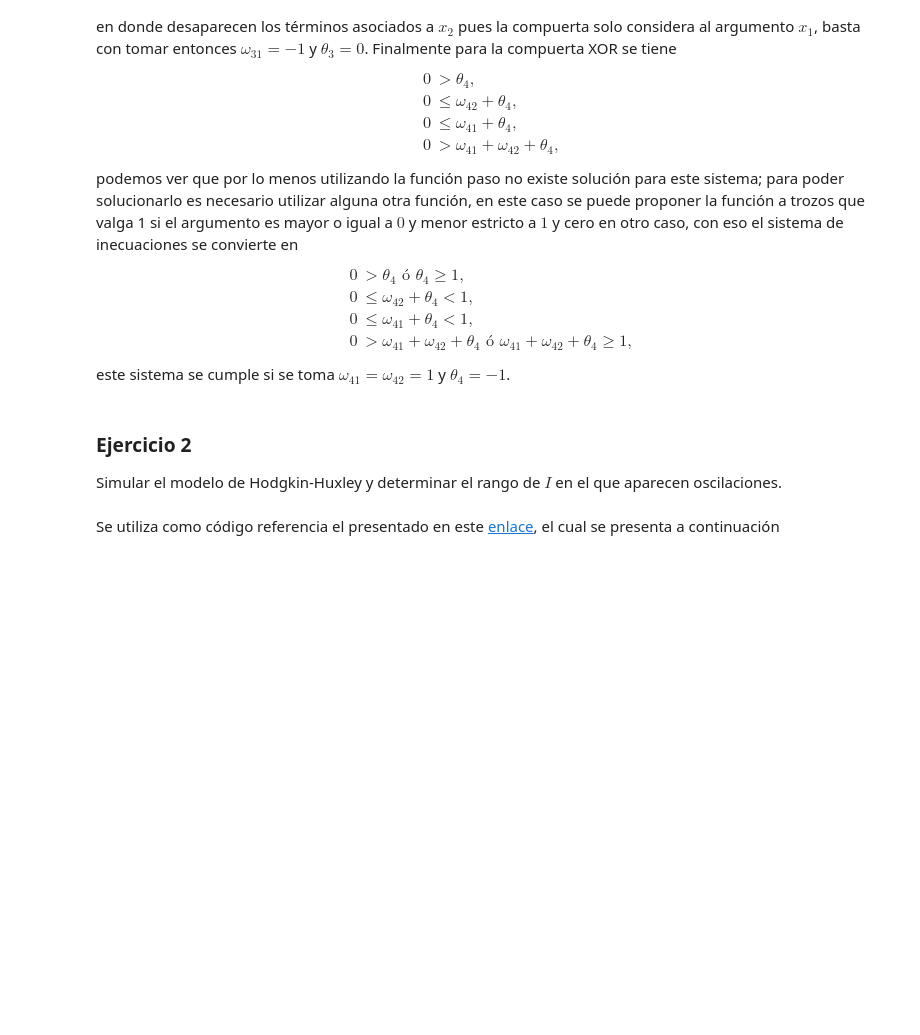
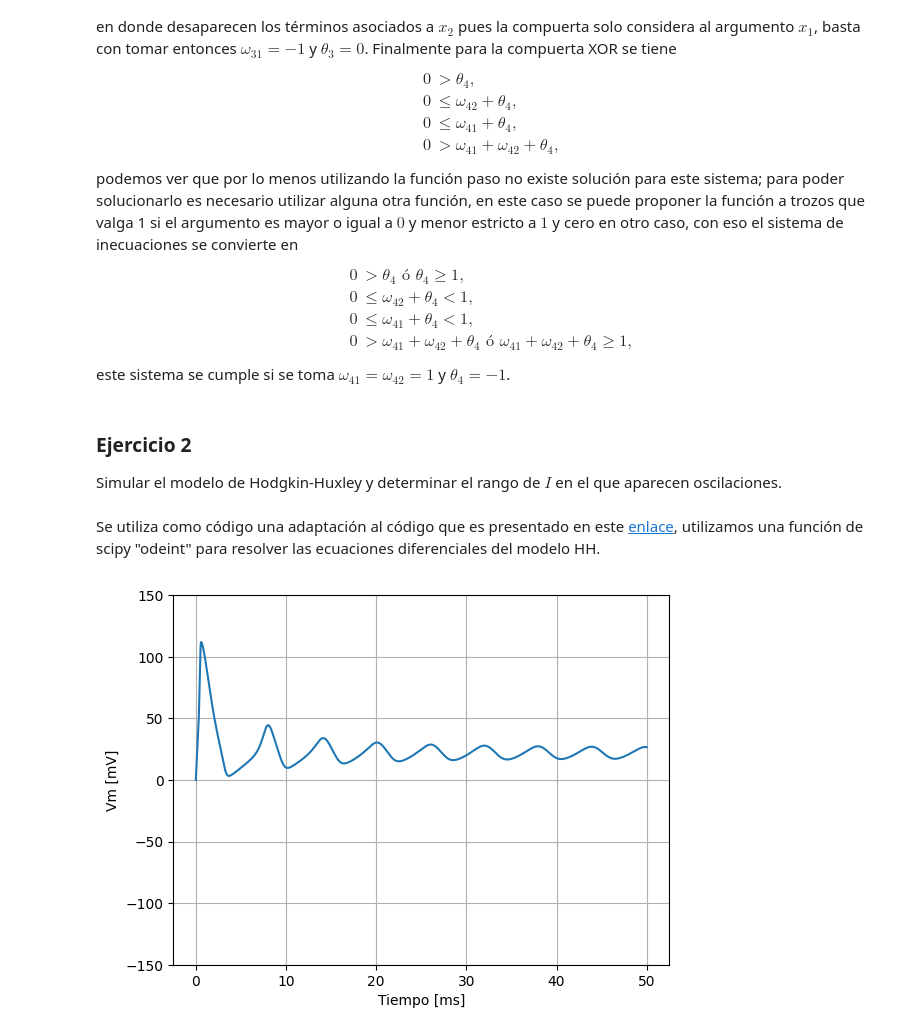
Before and after one commit to ashybabashyba/RedesComplejasUGR, a Jupyter notebook: NotebookPrincipal.ipynb, the cells around one changed output. Saved outputs shown, nothing was run; the diff lists cells and outputs as text; code cells hidden in the pictures; blank space fills up the shorter version.

```diff
--- a/NotebookPrincipal.ipynb
+++ b/NotebookPrincipal.ipynb
@@ -739,7 +739,7 @@ este sistema se cumple si se toma $\omega_{41}=\omega_{42}=1$ y $\theta_4=-1$.
 ### Ejercicio 2
 Simular el modelo de Hodgkin-Huxley y determinar el rango de $I$ en el que aparecen oscilaciones.
 # %% [markdown]
-Se utiliza como código referencia el presentado en este [enlace](https://www.bonaccorso.eu/parallel-universes/my-technical-books/technical-posts/hodgkin-huxley-spiking-neuron-model-in-python/), el cual se presenta a continuación
+Se utiliza como código una adaptación al código que es presentado en este [enlace](https://www.bonaccorso.eu/parallel-universes/my-technical-books/technical-posts/hodgkin-huxley-spiking-neuron-model-in-python/), utilizamos una función de scipy "odeint" para resolver las ecuaciones diferenciales del modelo HH.
 # %%
 # Set random seed (for reproducibility)
 np.random.seed(1000)
@@ -807,42 +807,51 @@ def h_inf(Vm=0.0):
 
 # Input stimulus
 def Id(t):
-    if 0.0 < t < 1.0:
-        return 150.0
-    elif 10.0 < t < 11.0:
-        return 50.0
-    return 0.0
+    # if 0.0 < t < 1.0:
+    #     return 50.0
+    # elif 10.0 < t < 11.0:
+    #     return 50.0
+    return 150.0
 
 # Compute derivatives
-def compute_derivatives(y, t0):
+def compute_derivatives(y, t0, stimulus):
     dy = np.zeros((4,))
 
     Vm = y[0]
     n = y[1]
     m = y[2]
     h = y[3]
 
     # dVm/dt
     GK = (gK / Cm) * np.power(n, 4.0)
     GNa = (gNa / Cm) * np.power(m, 3.0) * h
     GL = gL / Cm
 
-    dy[0] = (Id(t0) / Cm) - (GK * (Vm - VK)) - (GNa * (Vm - VNa)) - (GL * (Vm - Vl))
+    dy[0] = (stimulus(t0) / Cm) - (GK * (Vm - VK)) - (GNa * (Vm - VNa)) - (GL * (Vm - Vl))
 
     # dn/dt
     dy[1] = (alpha_n(Vm) * (1.0 - n)) - (beta_n(Vm) * n)
 
     # dm/dt
     dy[2] = (alpha_m(Vm) * (1.0 - m)) - (beta_m(Vm) * m)
 
     # dh/dt
     dy[3] = (alpha_h(Vm) * (1.0 - h)) - (beta_h(Vm) * h)
 
     return dy
 
 # State (Vm, n, m, h)
 Y = np.array([0.0, n_inf(), m_inf(), h_inf()])
 
 # Solve ODE system
 # Vy = (Vm[t0:tmax], n[t0:tmax], m[t0:tmax], h[t0:tmax])
-Vy = odeint(compute_derivatives, Y, T)
+Vy = odeint(compute_derivatives, Y, T, args=(Id,))
+
+plt.plot(T, Vy[:,0], label='Vy(t)')
+plt.xlabel('Tiempo [ms]')
+plt.ylabel('Vm [mV]')
+plt.ylim((-150, 150))
+plt.grid(True)
+plt.show()
+# %% [output]
+[figure, added]
```
Also changed, not shown: parts of 3 cells of this notebook.
